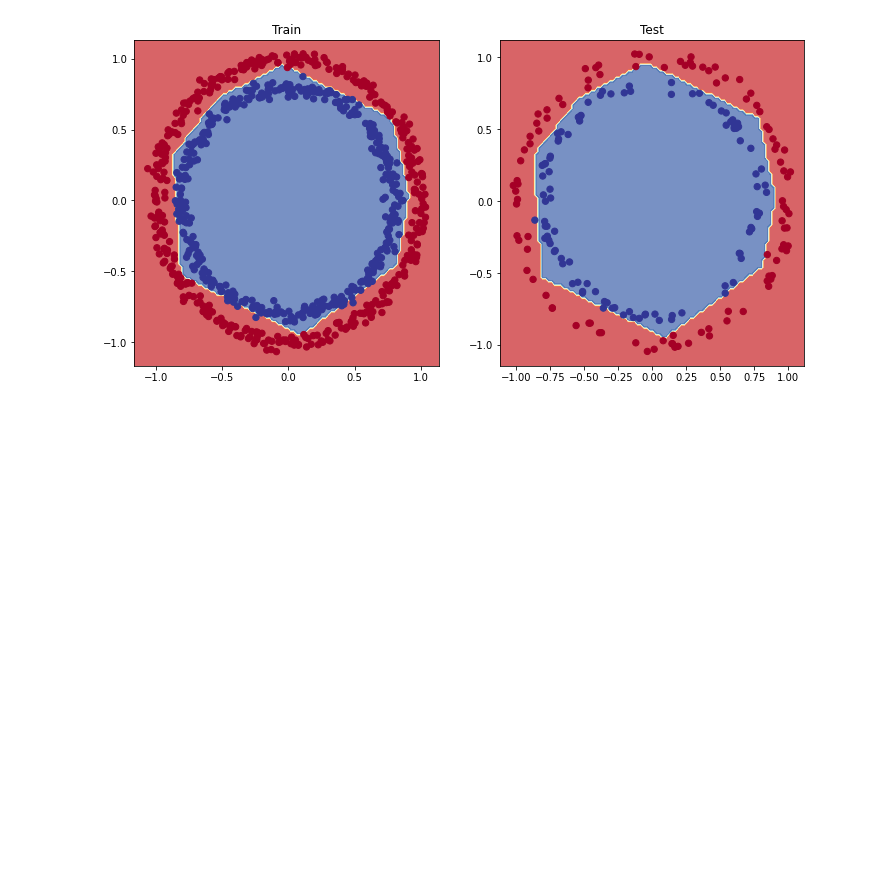
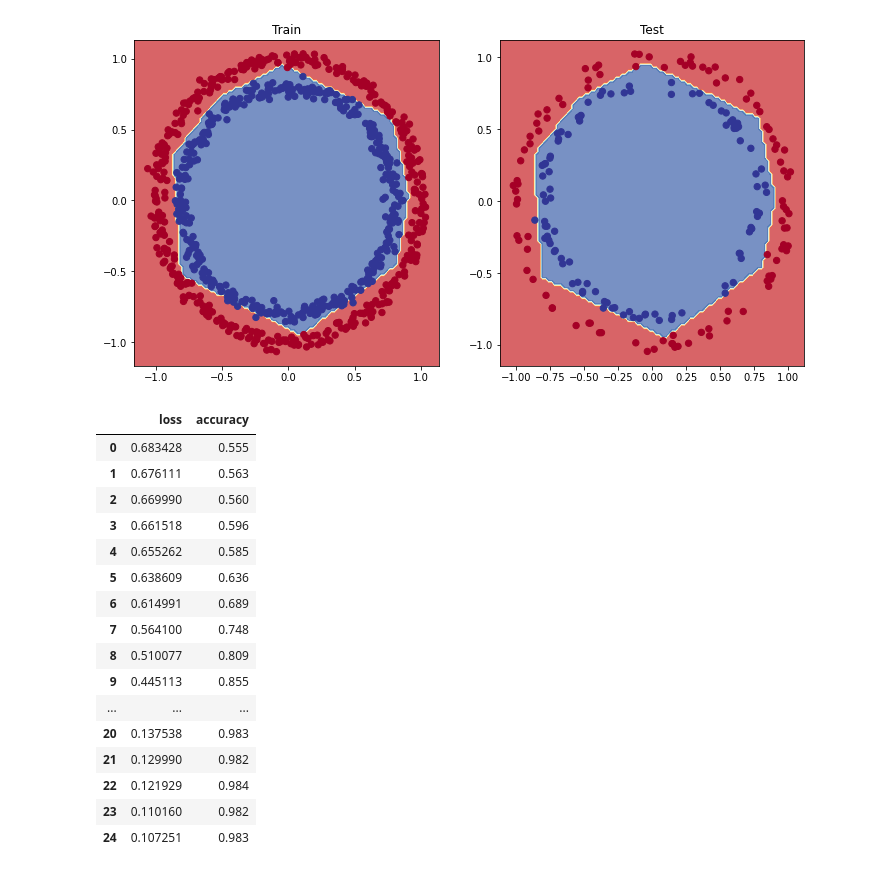
Before and after one commit to pratikktiwari/CP_CipherSchools, a Jupyter notebook: 02_Neural_Network_Classification.ipynb, the cells around one changed output. Saved outputs shown, nothing was run; the diff lists cells and outputs as text; code cells hidden in the pictures; blank space fills up the shorter version.

```diff
--- a/02_Neural_Network_Classification.ipynb
+++ b/02_Neural_Network_Classification.ipynb
@@ -706,0 +708,20 @@ Some error occurred.
+# %%
+history_df
+# %% [output]
+|  | loss | accuracy |
+| 0 | 0.683428 | 0.555 |
+| 1 | 0.676111 | 0.563 |
+| 2 | 0.669990 | 0.560 |
+| 3 | 0.661518 | 0.596 |
+| 4 | 0.655262 | 0.585 |
+| 5 | 0.638609 | 0.636 |
+| 6 | 0.614991 | 0.689 |
+| 7 | 0.564100 | 0.748 |
+| 8 | 0.510077 | 0.809 |
+| 9 | 0.445113 | 0.855 |
+| ... | ... | ... |
+| 20 | 0.137538 | 0.983 |
+| 21 | 0.129990 | 0.982 |
+| 22 | 0.121929 | 0.984 |
+| 23 | 0.110160 | 0.982 |
+| 24 | 0.107251 | 0.983 |
```
Also changed, not shown: parts of 12 cells of this notebook.
